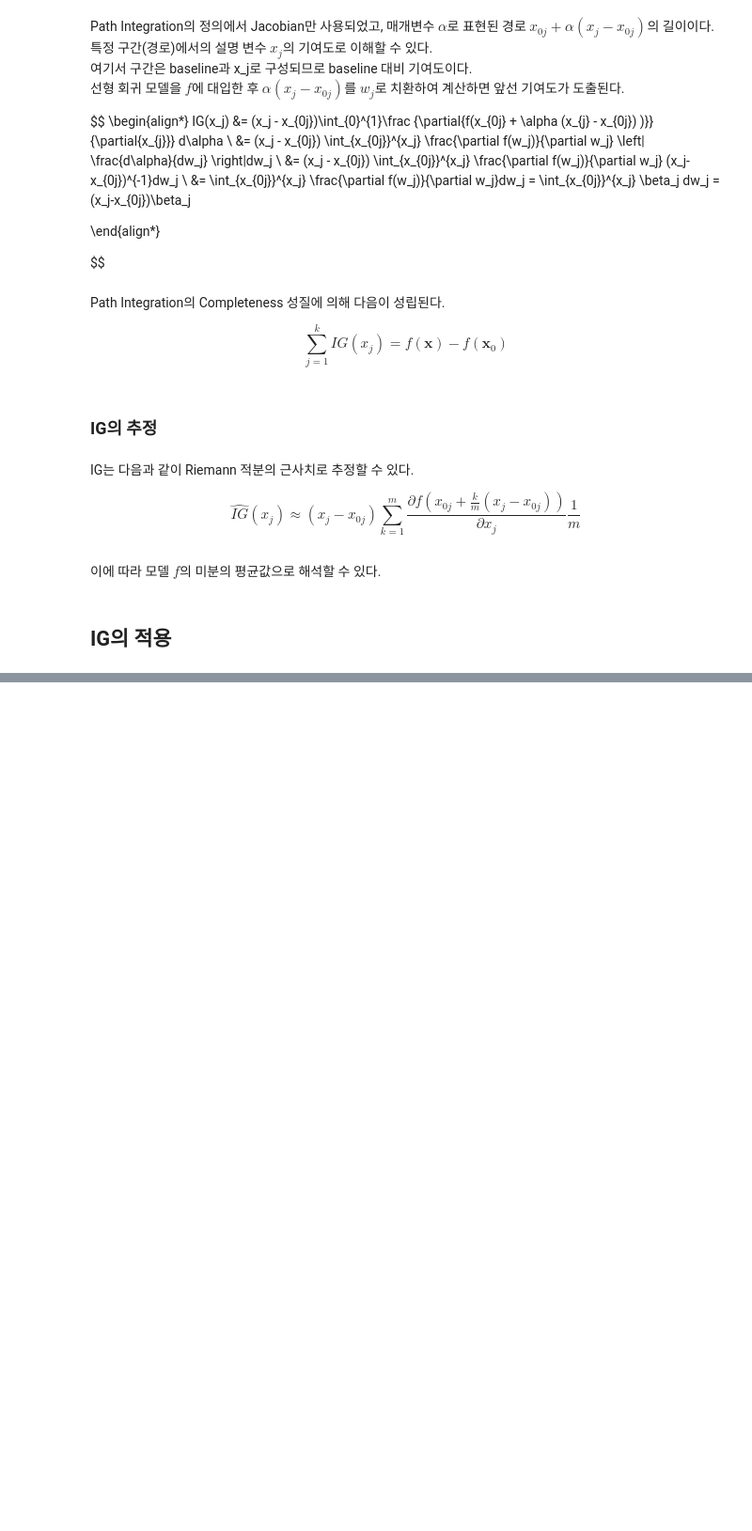
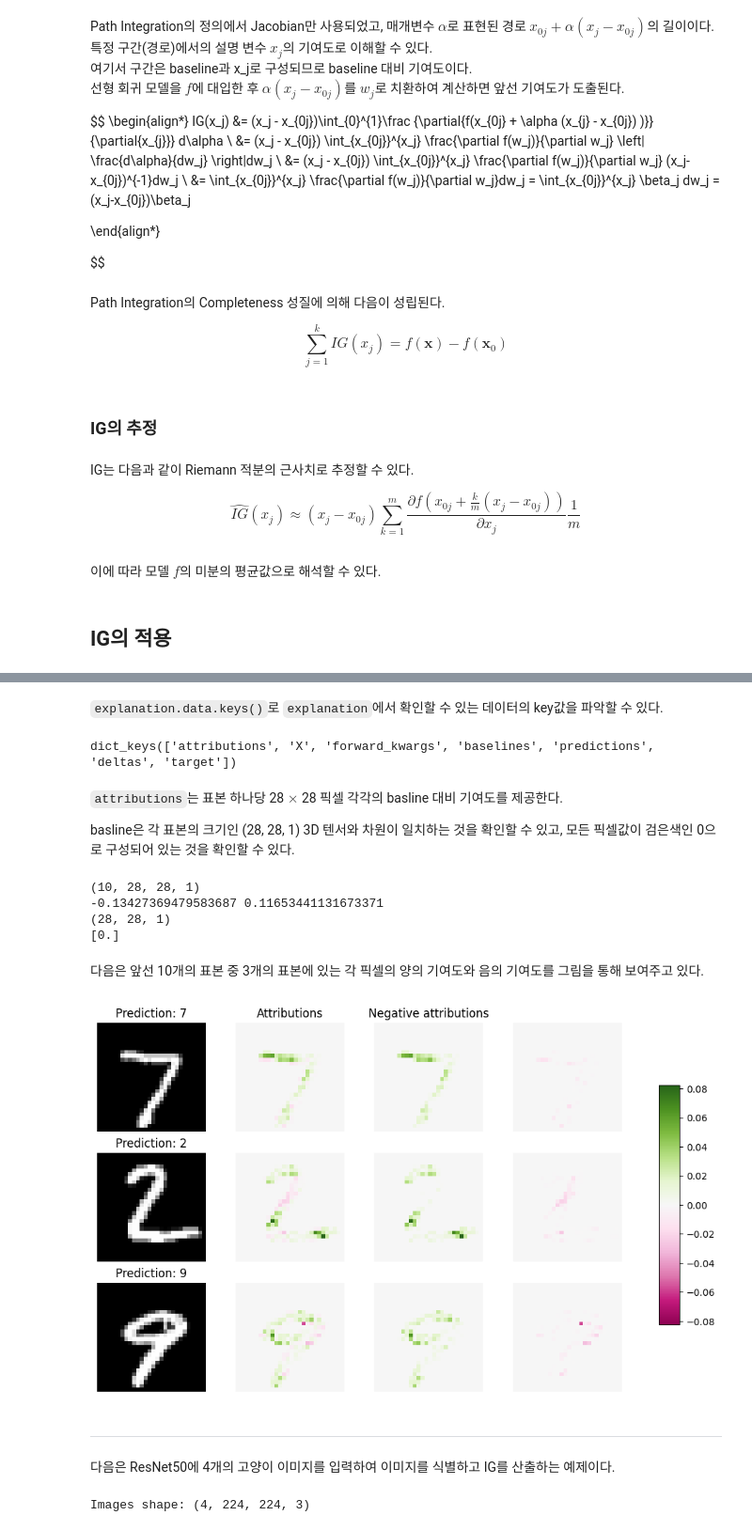
Before and after one commit to csw0625/Explainable_AI, a Jupyter notebook: Ch07.Integrated_Gradients.ipynb, the cells around one changed output, grey strips where cells are left out. Shown at 94% size. Saved outputs shown, nothing was run; the diff lists cells and outputs as text; code cells hidden in the pictures; blank space fills up the shorter version.

```diff
--- a/Ch07.Integrated_Gradients.ipynb
+++ b/Ch07.Integrated_Gradients.ipynb
@@ -171,0 +251,3 @@ $$
+# %%
+model.fit(X_train, y_train, epochs=6, batch_size=256, verbose=1,
+          validation_data=(X_test, y_test))
@@ -171,0 +270,6 @@ $$
+# %%
+X_test_sample = X_test[:10]
+predictions = model.predict(X_test_sample).argmax(axis = 1)
+
+ig = IntegratedGradients(model)
+explanation = ig.explain(X_test_sample, baselines=None, target=predictions)
@@ -171,0 +293,62 @@ $$
+# %% [markdown]
+`explanation.data.keys()`로 `explanation`에서 확인할 수 있는 데이터의 key값을 파악할 수 있다.
+# %%
+explanation.data.keys()
+# %% [output]
+dict_keys(['attributions', 'X', 'forward_kwargs', 'baselines', 'predictions', 'deltas', 'target'])
+# %% [markdown]
+`attributions`는 표본 하나당 28 $\times$ 28 픽셀 각각의 basline 대비 기여도를 제공한다.
+
+basline은 각 표본의 크기인 (28, 28, 1) 3D 텐서와 차원이 일치하는 것을 확인할 수 있고, 모든 픽셀값이 검은색인 0으로 구성되어 있는 것을 확인할 수 있다.
+# %%
+attrs = explanation.attributions[0]
+print(attrs.shape)
+print(attrs.min(), attrs.max())
+
+base=explanation.baselines[0]
+print(base.shape)
+print(np.unique(base))
+# %% [output]
+(10, 28, 28, 1)
+-0.13427369479583687 0.11653441131673371
+(28, 28, 1)
+[0.]
+# %% [markdown]
+다음은 앞선 10개의 표본 중 3개의 표본에 있는 각 픽셀의 양의 기여도와 음의 기여도를 그림을 통해 보여주고 있다.
+# %%
+fig, ax = plt.subplots(nrows=3, ncols=4, figsize=(10, 7))
+image_ids = [0, 1, 9]
+cmap_bound = np.abs(attrs[image_ids]).max()
+
+for row, image_id in enumerate(image_ids):
+    # original images
+    ax[row, 0].imshow(X_test[image_id].squeeze(), cmap='gray')
+    ax[row, 0].set_title(f"Prediction: {predictions[image_id]}")
+
+    # attributions
+    attr = attrs[image_id]
+    img = ax[row, 1].imshow(attr.squeeze(), vmin=-cmap_bound, vmax=cmap_bound, cmap='PiYG')
+
+    # positive attributions
+    attr_pos = attr.clip(0, 1)
+    img_pos = ax[row, 2].imshow(attr_pos.squeeze(), vmin=-cmap_bound, vmax=cmap_bound, cmap='PiYG')
+
+    # negative attributions
+    attr_neg = attr.clip(-1, 0)
+    img_neg = ax[row, 3].imshow(attr_neg.squeeze(), vmin=-cmap_bound, vmax=cmap_bound, cmap='PiYG')
+
+ax[0, 1].set_title("Attributions")
+ax[0, 2].set_title("Positive attributions")
+ax[0, 2].set_title("Negative attributions")
+
+for ax in fig.axes:
+    ax.axis('off')
+
+fig.colorbar(img, cax=fig.add_axes([0.95, 0.25, 0.03, 0.5]))
+plt.show()
+# %% [output]
+[figure, added]
+# %% [markdown]
+---
+# %% [markdown]
+다음은 ResNet50에 4개의 고양이 이미지를 입력하여 이미지를 식별하고 IG를 산출하는 예제이다.
@@ -171,0 +365,9 @@ $$
+# %%
+image_shape = (224, 224, 3)
+data, labels = load_cats(target_size=image_shape[:2], return_X_y=True)
+
+data = (data / 255).astype('float32')
+
+print(f"Images shape: {data.shape}")
+# %% [output]
+Images shape: (4, 224, 224, 3)
```
Also changed, not shown: parts of 17 cells of this notebook.
